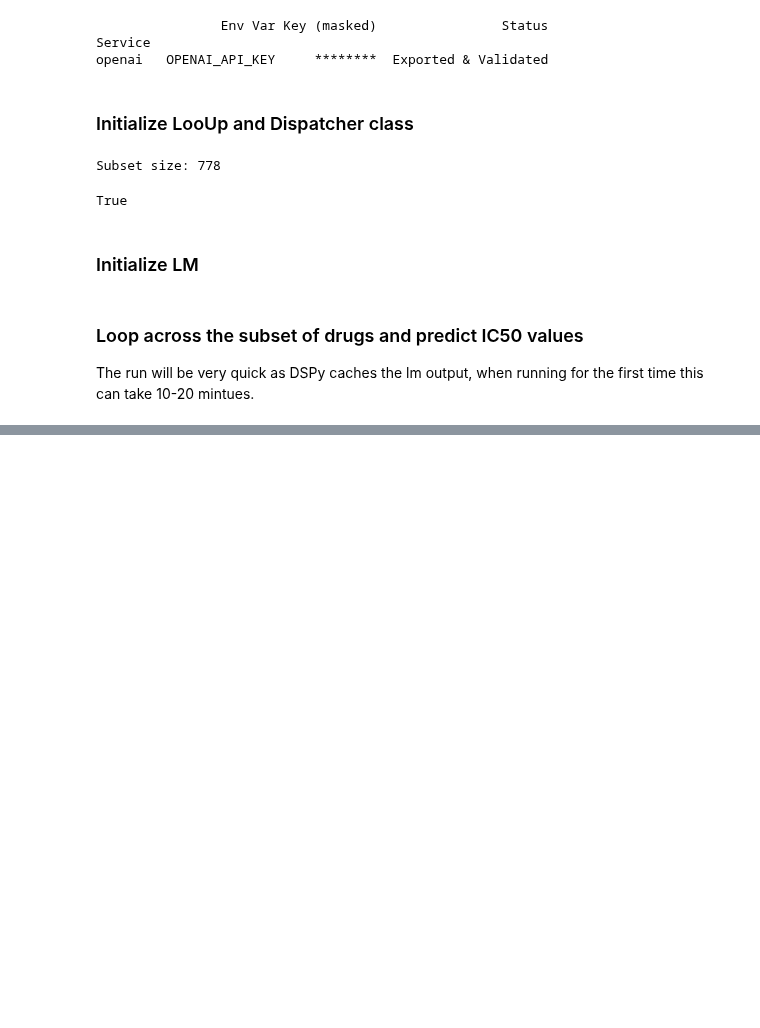
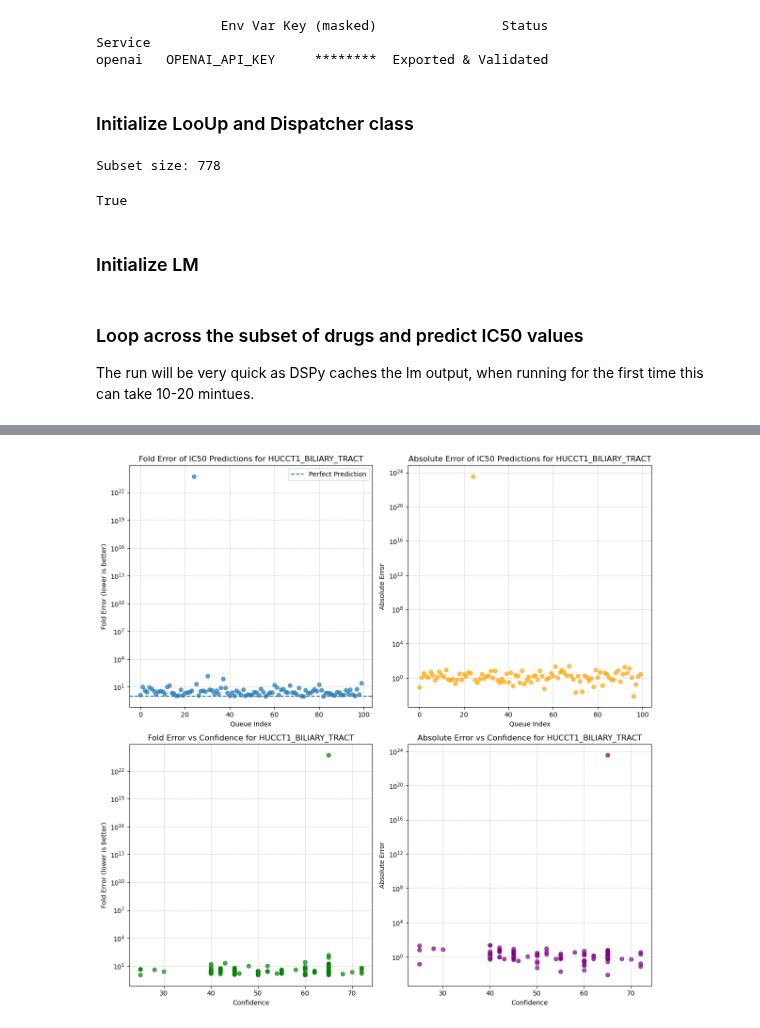
Before and after one commit to WayScience/PRISM_Agent_LITL_experiments, a Jupyter notebook: analysis/notebooks/1.run_agents/1.1.run_agents_demo/1.1.1.run_toolless_gpt5nano_agent.ipynb, the cells around one changed output, grey strips where cells are left out. Cells and saved outputs as stored; diff of their text form; code cells hidden in the pictures; blank space fills up the shorter version.

Commit message:
Add fold and absolute error calculations with corresponding plots for IC50 predictions

```diff
--- a/analysis/notebooks/1.run_agents/1.1.run_agents_demo/1.1.1.run_toolless_gpt5nano_agent.ipynb
+++ b/analysis/notebooks/1.run_agents/1.1.run_agents_demo/1.1.1.run_toolless_gpt5nano_agent.ipynb
@@ -292,0 +254,85 @@ plt.close(fig)
+# %%
+fold_errs = fold_error(
+    [trace_unit.ic50_true for trace_unit in trace.values()],
+    [trace_unit.ic50_pred for trace_unit in trace.values()],
+    epsilon=1e-10
+)
+abs_errs = absolute_error(
+    [trace_unit.ic50_true for trace_unit in trace.values()],
+    [trace_unit.ic50_pred for trace_unit in trace.values()]
+)
+
+confidence = [
+    trace_unit.confidence for trace_unit in trace.values()
+]
+
+fig, axs = plt.subplots(2, 2, figsize=(12, 12))
+
+# Plot Fold Error
+axs[0, 0].scatter(
+    x=range(len(fold_errs)),
+    y=fold_errs,
+    alpha=0.7
+)
+axs[0, 0].set_yscale('log')
+axs[0, 0].axhline(y=1, linestyle='--', label='Perfect Prediction', zorder=2)
+axs[0, 0].set_xlabel('Queue Index')
+axs[0, 0].set_ylabel('Fold Error (lower is better)')
+axs[0, 0].set_title(f'Fold Error of IC50 Predictions for {CCLE_NAME}')
+axs[0, 0].grid(True, which="both", ls="--", linewidth=0.5)
+axs[0, 0].legend()
+
+# Plot Absolute Error
+axs[0, 1].scatter(
+    x=range(len(abs_errs)),
+    y=abs_errs,
+    alpha=0.7,
+    color='orange'
+)
+axs[0, 1].set_yscale('log')
+axs[0, 1].set_xlabel('Queue Index')
+axs[0, 1].set_ylabel('Absolute Error')
+axs[0, 1].set_title(f'Absolute Error of IC50 Predictions for {CCLE_NAME}')
+axs[0, 1].grid(True, which="both", ls="--", linewidth=0.5)
+
+# Plot Fold Error vs Confidence
+axs[1, 0].scatter(
+    x=confidence,
+    y=fold_errs,
+    alpha=0.7,
+    color='green'
+)
+axs[1, 0].set_yscale('log')
+axs[1, 0].set_xlabel('Confidence')
+axs[1, 0].set_ylabel('Fold Error (lower is better)')
+axs[1, 0].set_title(f'Fold Error vs Confidence for {CCLE_NAME}')
+axs[1, 0].grid(True, which="both", ls="--", linewidth=0.5)
+
+# Plot Absolute Error vs Confidence
+axs[1, 1].scatter(
+    x=confidence,
+    y=abs_errs,
+    alpha=0.7,
+    color='purple'
+)
+axs[1, 1].set_yscale('log')
+axs[1, 1].set_xlabel('Confidence')
+axs[1, 1].set_ylabel('Absolute Error')
+axs[1, 1].set_title(f'Absolute Error vs Confidence for {CCLE_NAME}')
+axs[1, 1].grid(True, which="both", ls="--", linewidth=0.5)
+
+fig.tight_layout()
+
+if IN_NOTEBOOK:
+    plt.show()
+else:
+    print("Not in a notebook environment. Skipping plot display")
+
+out_dir = repo_root() / "output" / "figures" / "demo"
+out_dir.mkdir(parents=True, exist_ok=True)
+out_path = out_dir / "toolless_gpt5-nano_demo.png"
+
+fig.savefig(out_path, dpi=300, bbox_inches='tight')
+plt.close(fig)
+# %% [output]
+[figure, added]
```
Also changed, not shown: parts of 3 cells of this notebook, 2 other files.
